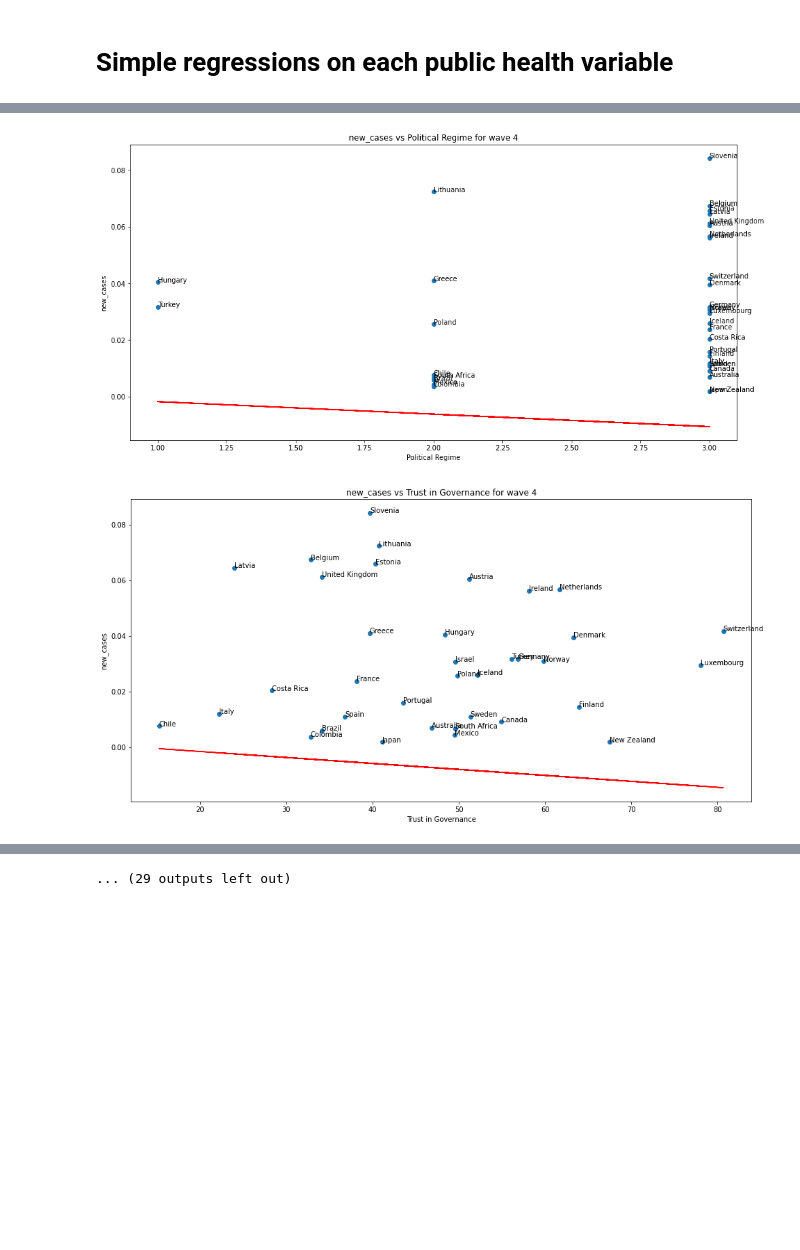
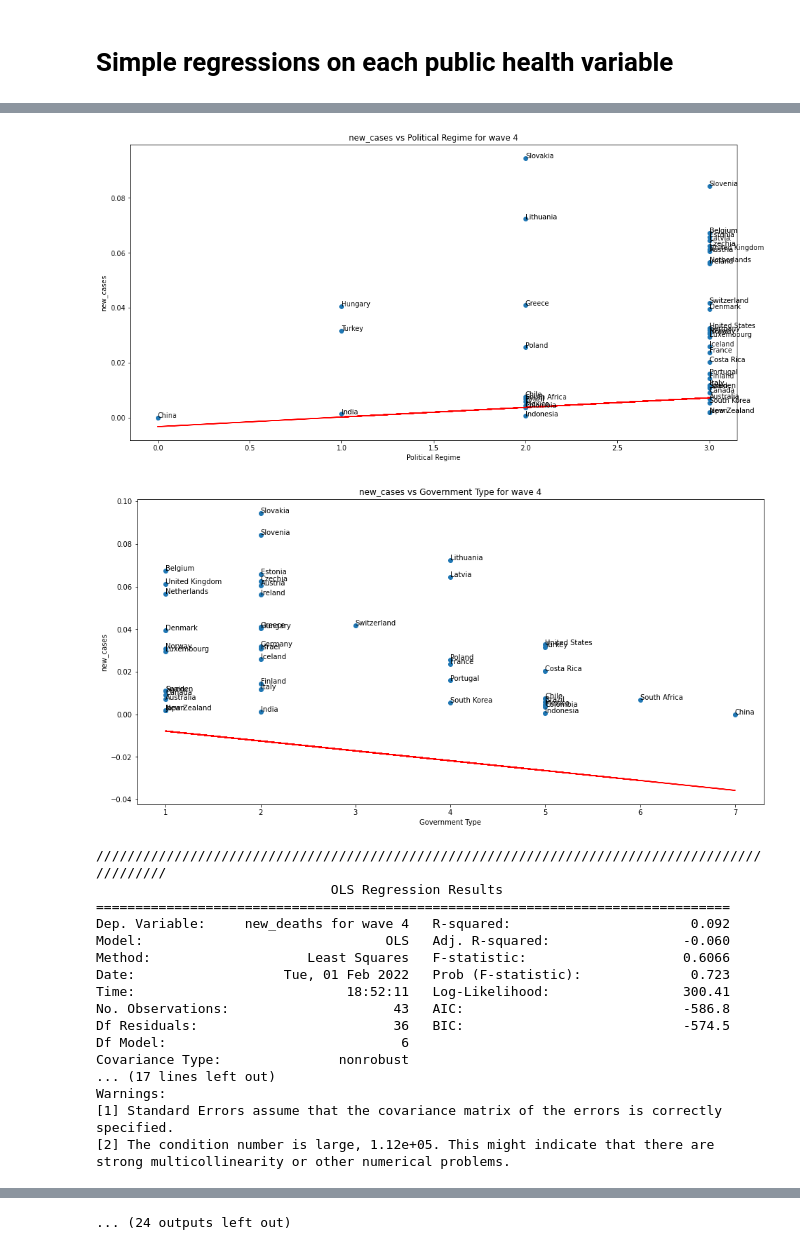
Before and after one commit to francmos/politics-in-covid, a Jupyter notebook: analysis.ipynb, the cells around one changed output, grey strips where cells are left out. Saved outputs shown, nothing was run; the diff lists cells and outputs as text; code cells hidden in the pictures; blank space fills up the shorter version.

Commit message:
Fix analysis for y variables

```diff
--- a/analysis.ipynb
+++ b/analysis.ipynb
@@ -189,25 +135,38 @@ for variable in variables_to_analyze:
     for wave in set(dataset['wave']):
         dataset_wave = dataset[dataset['wave'] == wave]
 
-    X = np.array([
-        dataset_wave['corruption_control'].values,
-        dataset_wave['cpi'].values,
-        dataset_wave['governament_effectiveness'].values,
-        dataset_wave['healthcare_expenditure'].values,
-        dataset_wave['political_regime'].values,
-        dataset_wave['trust_in_governance'].values,
-        dataset_wave['government_type'].values
-    ]).T
+        X = []
+        X_names = []
 
-    X_names = [
-        'Corruption Control',
-        'CPI',
-        'Governament Effectiveness',
-        'Healthcare Expenditure',
-        'Political Regime',
-        'Trust in Governance',
-        'Government Type'
-    ]
+        if not contains_nan(dataset_wave['corruption_control'].values):
+            X.append(dataset_wave['corruption_control'].values)
+            X_names.append('Corruption Control')
+
+        if not contains_nan(dataset_wave['cpi'].values):
+            X.append(dataset_wave['cpi'].values)
+            X_names.append('CPI')
+
+        if not contains_nan(dataset_wave['governament_effectiveness'].values):
+            X.append(dataset_wave['governament_effectiveness'].values)
+            X_names.append('Governament Effectiveness')
+
+        if not contains_nan(dataset_wave['healthcare_expenditure'].values):
+            X.append(dataset_wave['healthcare_expenditure'].values)
+            X_names.append('Healthcare Expenditure')
+
+        if not contains_nan(dataset_wave['political_regime'].values):
+            X.append(dataset_wave['political_regime'].values)
+            X_names.append('Political Regime')
+
+        if not contains_nan(dataset_wave['trust_in_governance'].values):
+            X.append(dataset_wave['trust_in_governance'].values)
+            X_names.append('Trust in Governance')
+
+        if not contains_nan(dataset_wave['government_type'].values):
+            X.append(dataset_wave['government_type'].values)
+            X_names.append('Government Type')
+
+        X = np.array(X).T
 
     locations = np.array([
         dataset_wave['location'].values
@@ -260,2 +219,19 @@ strong multicollinearity or other numerical problems.
-[figure, old version]
+[figure, new version]
-[figure, old version]
+[figure, new version]
+//////////////////////////////////////////////////////////////////////////////////////////////
+                              OLS Regression Results
+=================================================================================
+Dep. Variable:     new_deaths for wave 4   R-squared:                       0.092
+Model:                               OLS   Adj. R-squared:                 -0.060
+Method:                    Least Squares   F-statistic:                    0.6066
+Date:                   Tue, 01 Feb 2022   Prob (F-statistic):              0.723
+Time:                           18:52:11   Log-Likelihood:                 300.41
+No. Observations:                     43   AIC:                            -586.8
+Df Residuals:                         36   BIC:                            -574.5
+Df Model:                              6
+Covariance Type:               nonrobust
+... (17 lines left out)
+Warnings:
+[1] Standard Errors assume that the covariance matrix of the errors is correctly specified.
+[2] The condition number is large, 1.12e+05. This might indicate that there are
+strong multicollinearity or other numerical problems.
@@ -283 +242 @@ strong multicollinearity or other numerical problems.
-... (29 outputs left out)
+... (24 outputs left out)
```
Also changed, not shown: parts of 2 cells of this notebook.
